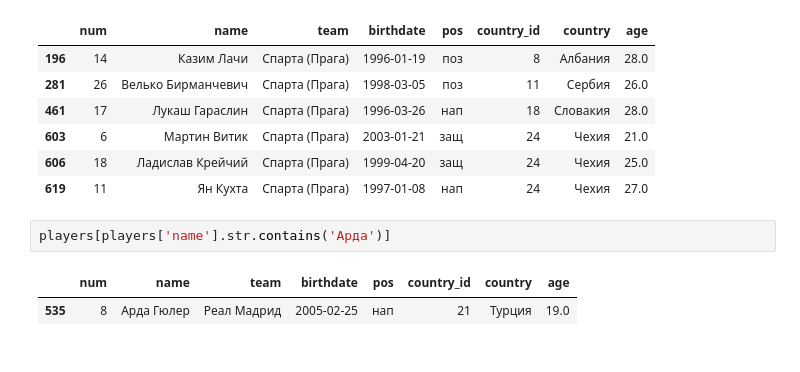
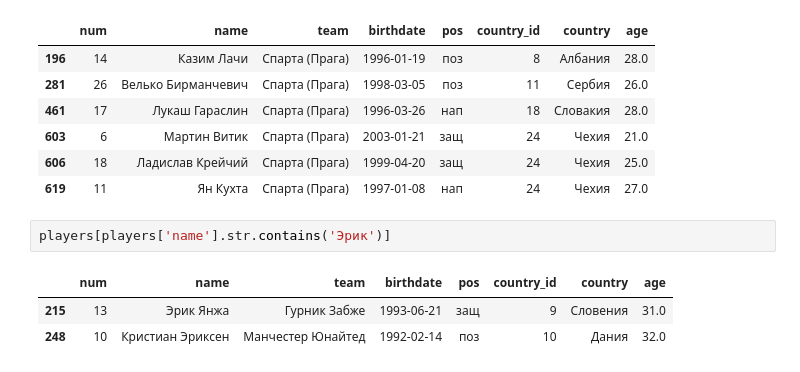
Before and after one commit to elp87/Euro-2024, a Jupyter notebook: euro.ipynb, the cells around one changed output. Drawn from its saved outputs; the diff is of its cells as text.

```diff
--- a/euro.ipynb
+++ b/euro.ipynb
@@ -484,7 +479,8 @@ players[players['team'] =='Спарта (Прага)']
 | 606 | 18 | Ладислав Крейчий | Спарта (Прага) | 1999-04-20 | защ | 24 | Чехия | 25.0 |
 | 619 | 11 | Ян Кухта | Спарта (Прага) | 1997-01-08 | нап | 24 | Чехия | 27.0 |
 # %%
-players[players['name'].str.contains('Арда')]
+players[players['name'].str.contains('Эрик')]
 # %% [output]
 |  | num | name | team | birthdate | pos | country_id | country | age |
-| 535 | 8 | Арда Гюлер | Реал Мадрид | 2005-02-25 | нап | 21 | Турция | 19.0 |
+| 215 | 13 | Эрик Янжа | Гурник Забже | 1993-06-21 | защ | 9 | Словения | 31.0 |
+| 248 | 10 | Кристиан Эриксен | Манчестер Юнайтед | 1992-02-14 | поз | 10 | Дания | 32.0 |
```
Also changed, not shown: parts of 13 cells of this notebook, 3 other files.
